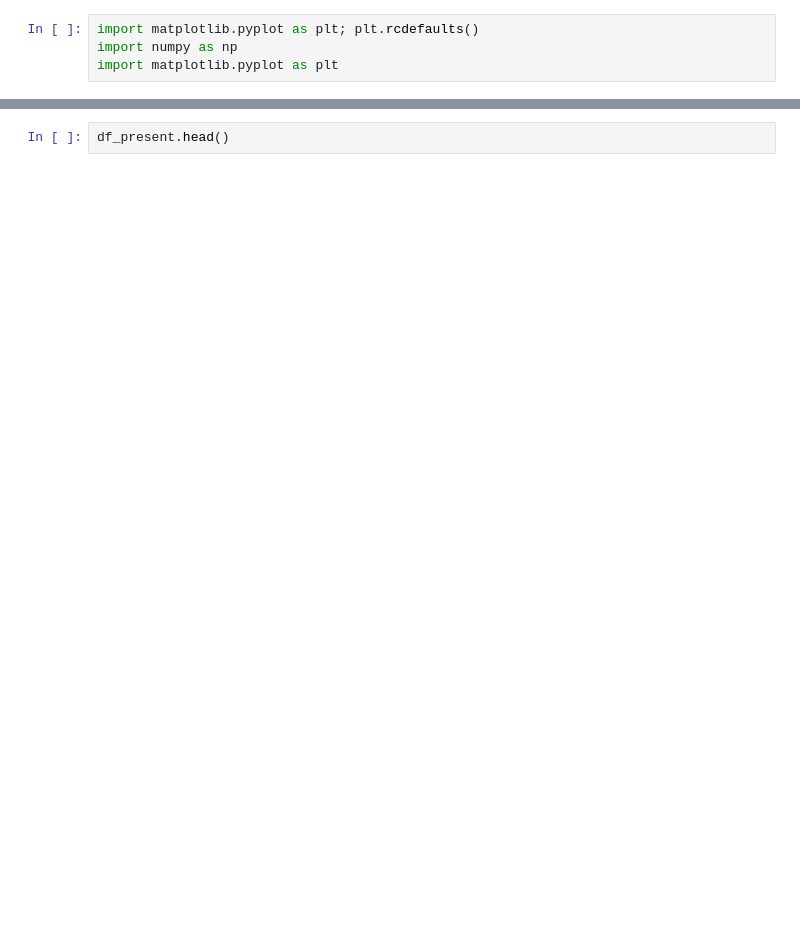
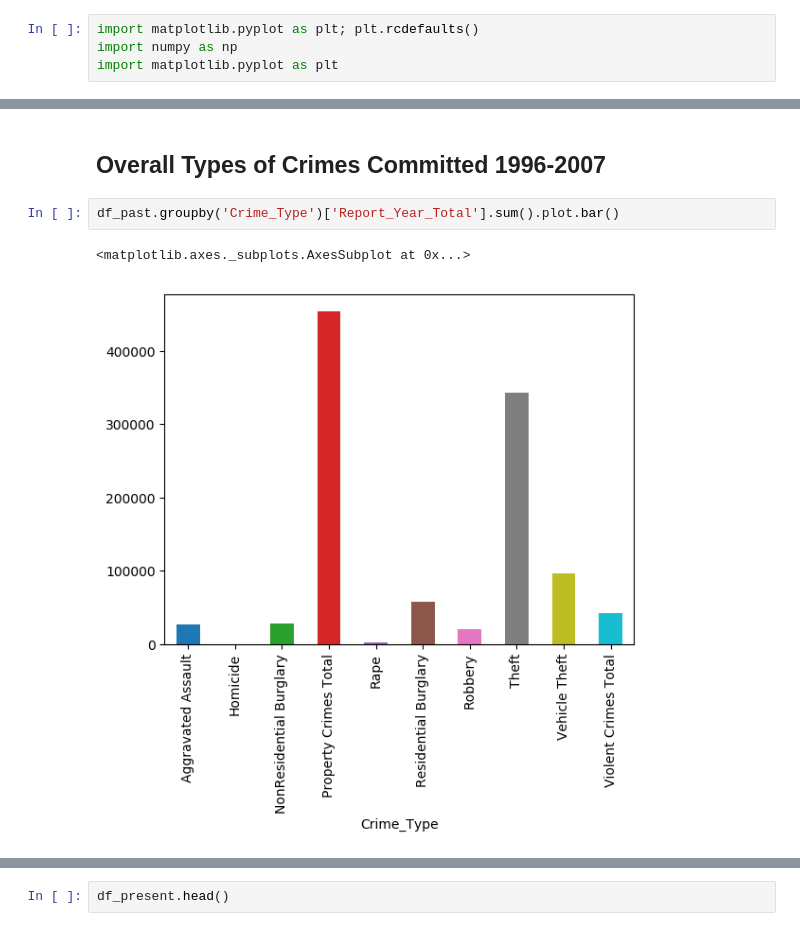
Before and after one commit to RaymondDashWu/seattle-crime-takehome-project, a Jupyter notebook: Seattle Crime Data Analysis.ipynb, the cells around one changed output, grey strips where cells are left out. Drawn from its saved outputs; the diff is of its cells as text; blank space fills up the shorter version.

```diff
--- a/Seattle Crime Data Analysis.ipynb
+++ b/Seattle Crime Data Analysis.ipynb
@@ -65,0 +53,7 @@ aaa
+# %% [markdown]
+## Overall Types of Crimes Committed 1996-2007
+# %%
+df_past.groupby('Crime_Type')['Report_Year_Total'].sum().plot.bar()
+# %% [output]
+<matplotlib.axes._subplots.AxesSubplot at 0x...>
+[figure, added]
```
Also changed, not shown: parts of 12 cells of this notebook.
